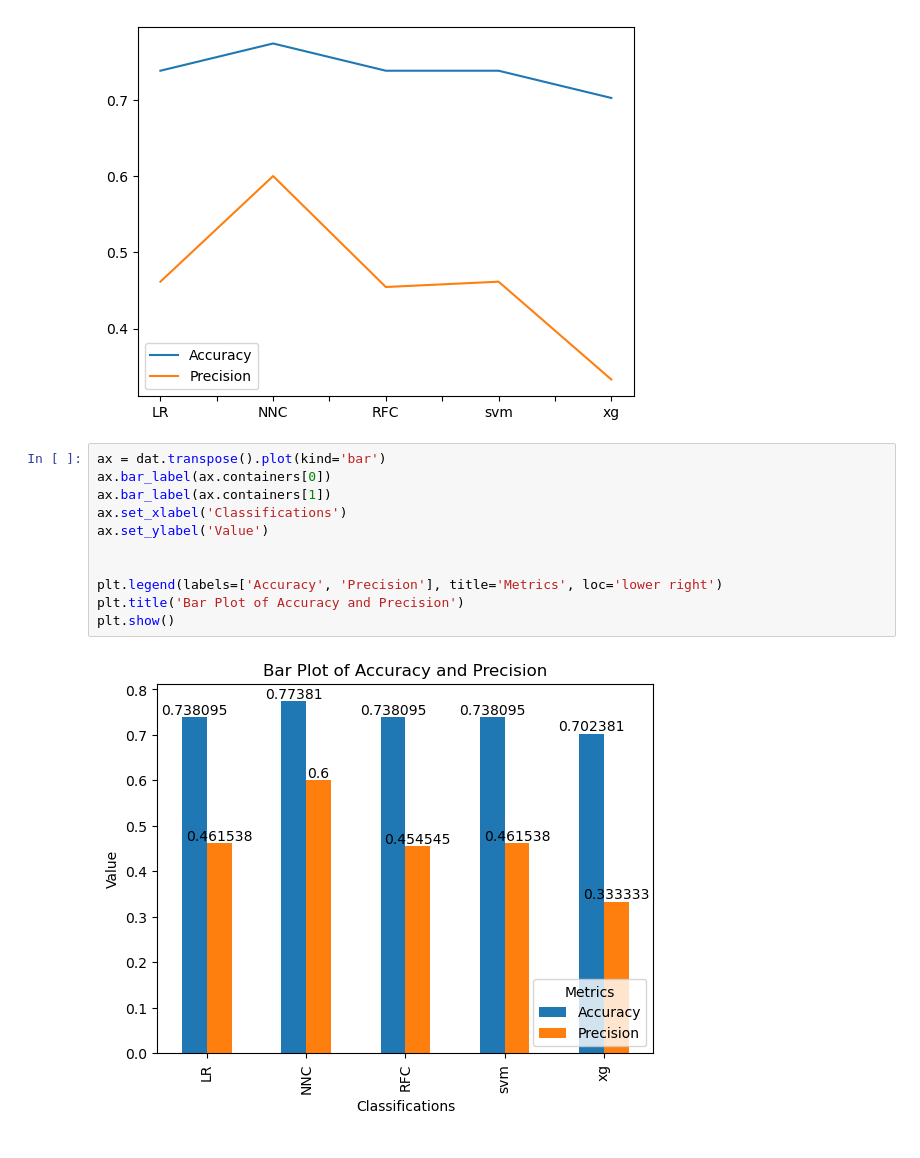
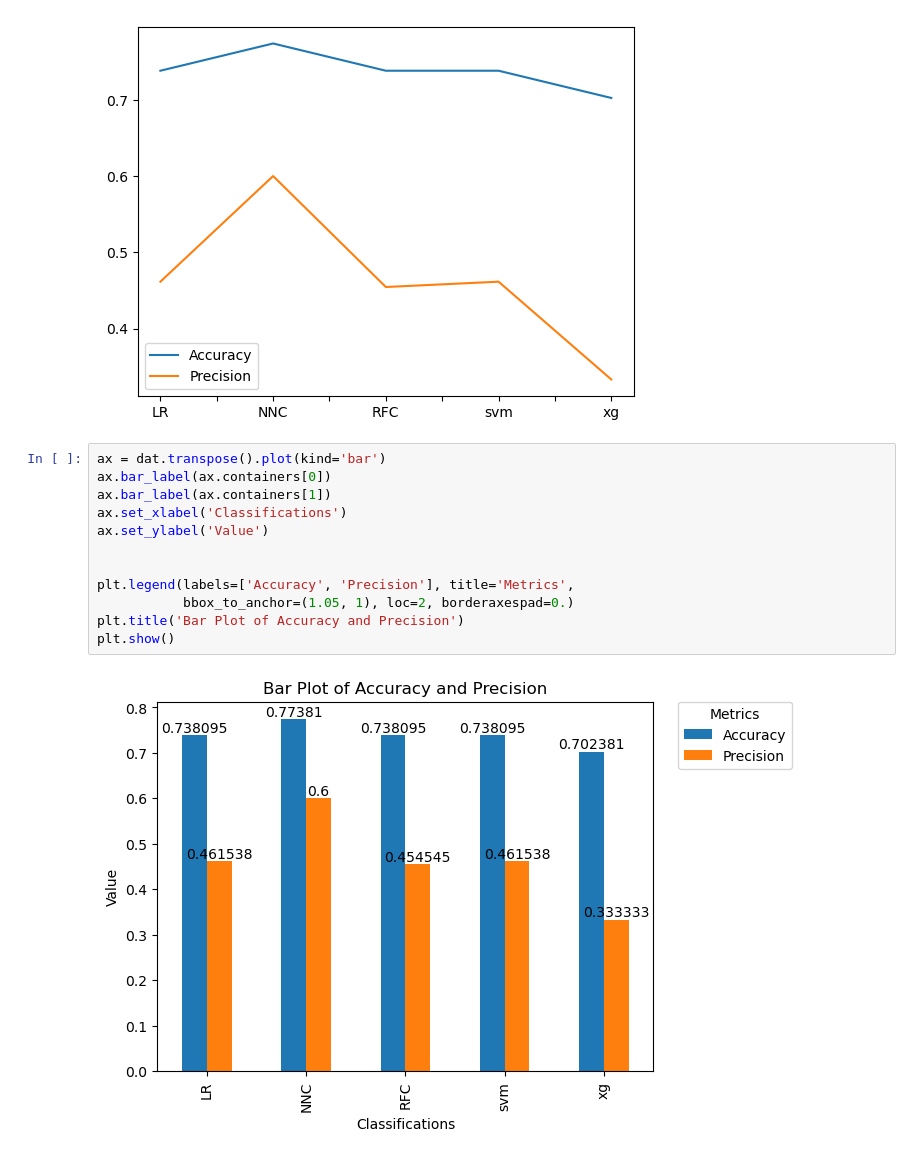
Before and after one commit to sm292/Breast_Cancer, a Jupyter notebook: Breast_cancer.ipynb, the cells around one changed output. Cells and saved outputs as stored; diff of their text form.

```diff
--- a/Breast_cancer.ipynb
+++ b/Breast_cancer.ipynb
@@ -403,13 +403,14 @@ ax = dat.transpose().plot()
 # %%
 ax = dat.transpose().plot(kind='bar')
 ax.bar_label(ax.containers[0])
 ax.bar_label(ax.containers[1])
 ax.set_xlabel('Classifications')
 ax.set_ylabel('Value')
 
 
-plt.legend(labels=['Accuracy', 'Precision'], title='Metrics', loc='lower right')
+plt.legend(labels=['Accuracy', 'Precision'], title='Metrics',
+           bbox_to_anchor=(1.05, 1), loc=2, borderaxespad=0.)
 plt.title('Bar Plot of Accuracy and Precision')
 plt.show()
 # %% [output]
-[figure, old version]
+[figure, new version]
```
